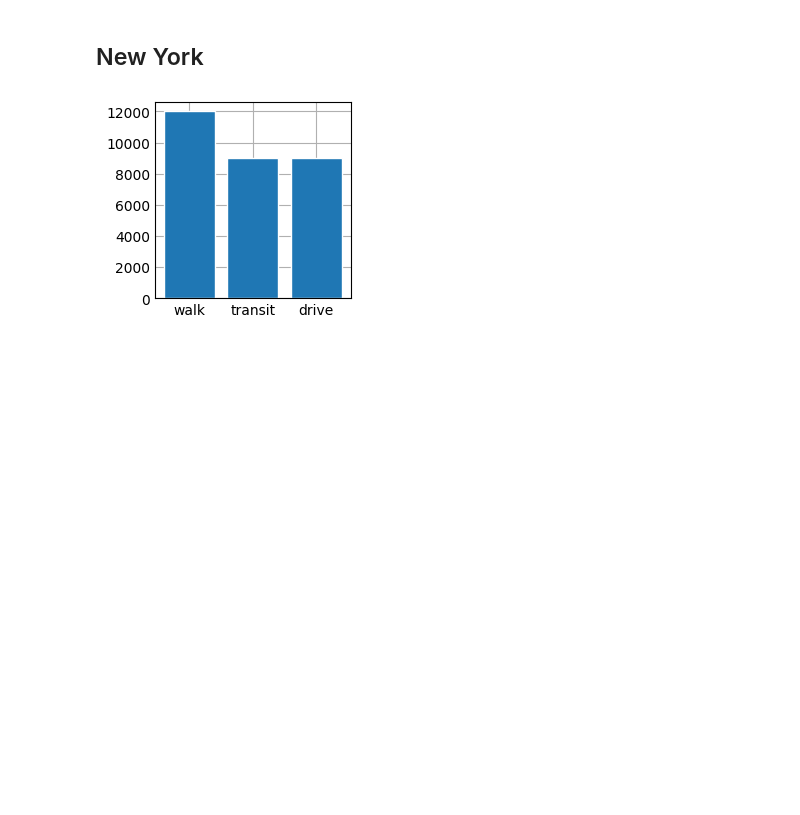
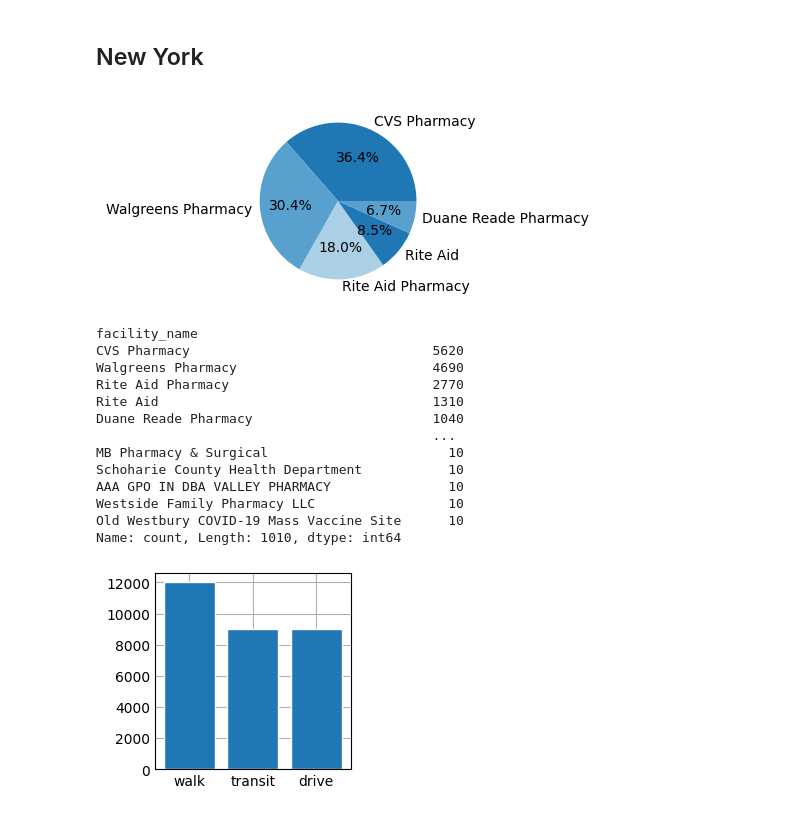
Before and after one commit to VicenteLizana/Solemne1, a Jupyter notebook: Prueba1.ipynb, the cells around one changed output. Saved outputs shown, nothing was run; the diff lists cells and outputs as text; code cells hidden in the pictures; blank space fills up the shorter version.

```diff
--- a/Prueba1.ipynb
+++ b/Prueba1.ipynb
@@ -383,6 +418,37 @@ query = """
 query_job = client.query(query)
 DatoNY = query_job.to_dataframe()
 DatoNY = DatoNY.reset_index(drop= True)
+# %%
+facility_counts = DatoNY["facility_name"].value_counts()
+
+facility_counts_df = pd.DataFrame(facility_counts, columns=["count"])
+
+facility_counts_df = facility_counts_df.reset_index()
+facility_counts_df.columns = ["facility_name", "count"]
+
+# Data
+labels = facility_counts_df["facility_name"][:5]
+value = facility_counts_df["count"][:5]
+# Pie chart
+fig, ax = plt.subplots()
+ax.pie(value, labels = labels, autopct = '%1.1f%%')
+plt.show()
+print(facility_counts)
+# %% [output]
+[figure, added]
+facility_name
+CVS Pharmacy                               5620
+Walgreens Pharmacy                         4690
+Rite Aid Pharmacy                          2770
+Rite Aid                                   1310
+Duane Reade Pharmacy                       1040
+                                           ...
+MB Pharmacy & Surgical                       10
+Schoharie County Health Department           10
+AAA GPO IN DBA VALLEY PHARMACY               10
+Westside Family Pharmacy LLC                 10
+Old Westbury COVID-19 Mass Vaccine Site      10
+Name: count, Length: 1010, dtype: int64
 # %%
 mode_counts_ny = DatoNY["mode_of_transportation"].value_counts()
 
```
Also changed, not shown: parts of 4 cells of this notebook, 4 other files.
